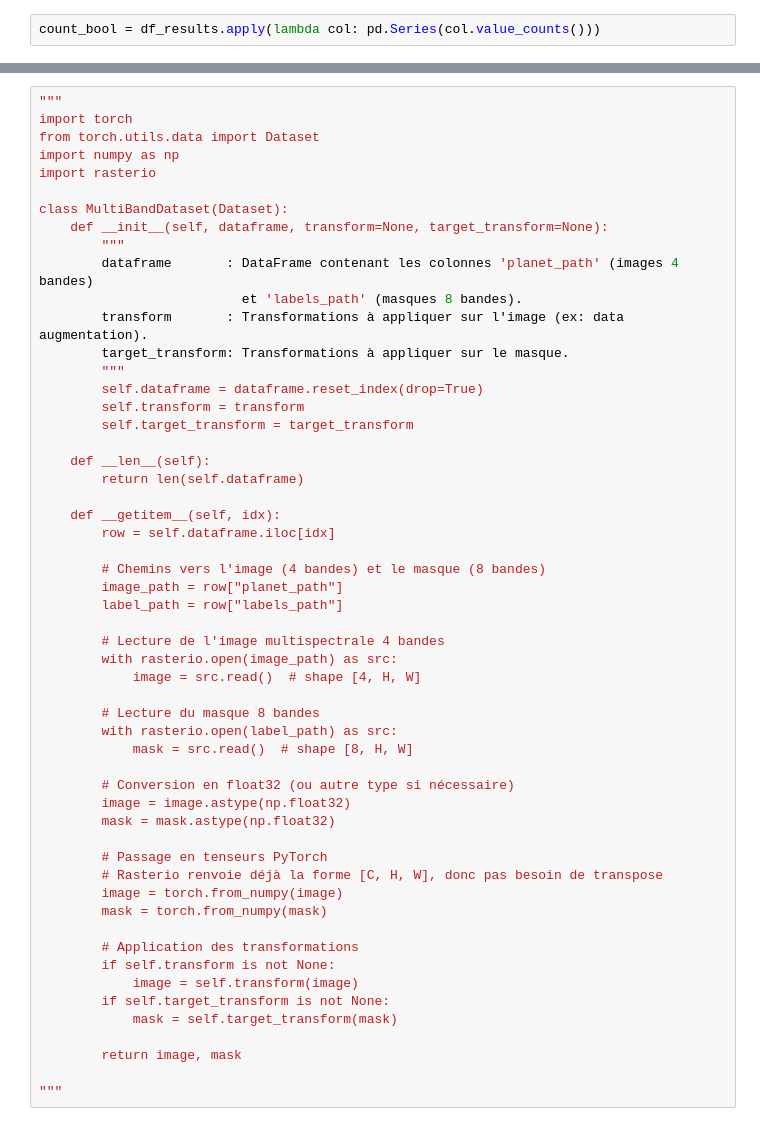
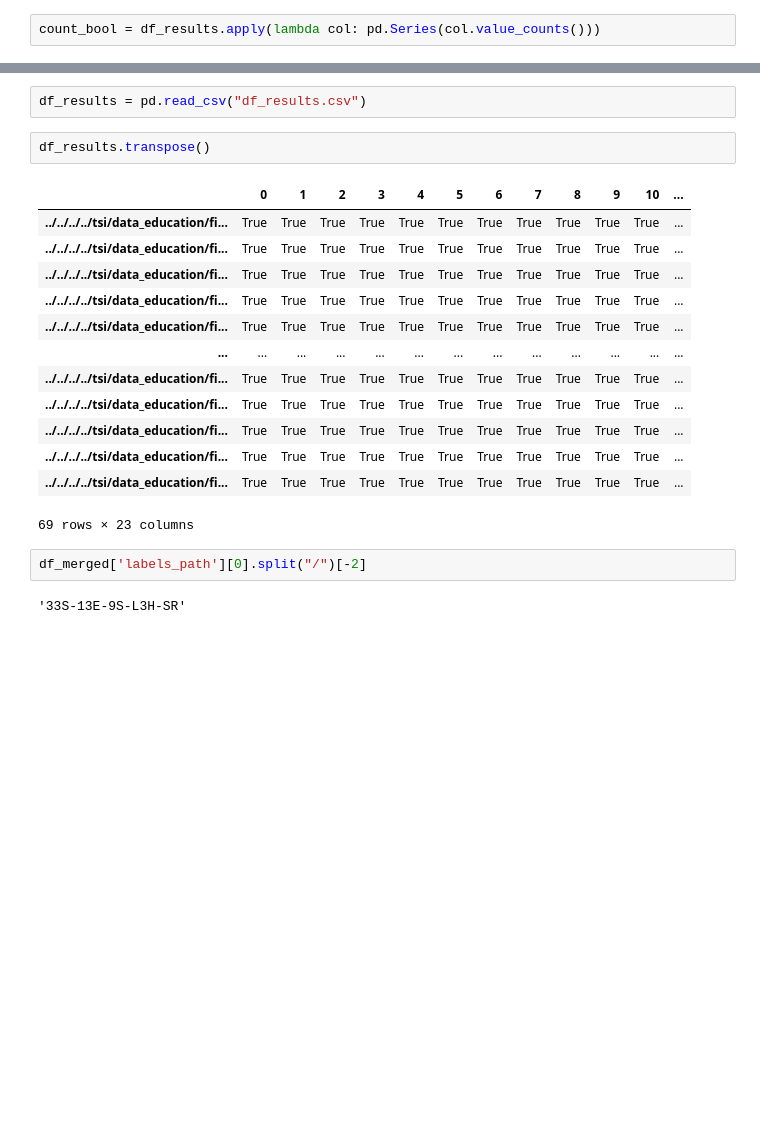
Before and after one commit to alexandreRocchiHenry/Computer_Vision_Projet, a Jupyter notebook: connection_bd.ipynb, the cells around one changed output, grey strips where cells are left out. Cells and saved outputs as stored; diff of their text form; blank space fills up the shorter version.

```diff
--- a/connection_bd.ipynb
+++ b/connection_bd.ipynb
@@ -366,58 +414,25 @@ count_bool
 |  | ../../../../tsi/data_education/fi... | ../../../../tsi/data_education/fi... | ../../../../tsi/data_education/fi... | ../../../../tsi/data_education/fi... | ... |
 | False | NaN | NaN | NaN | NaN | ... |
 | True | 23.0 | 23.0 | 23.0 | 23.0 | ... |
-# %%
-"""
-import torch
-from torch.utils.data import Dataset
-import numpy as np
-import rasterio
-
-class MultiBandDataset(Dataset):
-    def __init__(self, dataframe, transform=None, target_transform=None):
-        """
-        dataframe       : DataFrame contenant les colonnes 'planet_path' (images 4 bandes)
-                          et 'labels_path' (masques 8 bandes).
-        transform       : Transformations à appliquer sur l'image (ex: data augmentation).
-        target_transform: Transformations à appliquer sur le masque.
-        """
-        self.dataframe = dataframe.reset_index(drop=True)
-        self.transform = transform
-        self.target_transform = target_transform
-
-    def __len__(self):
-        return len(self.dataframe)
-
-    def __getitem__(self, idx):
-        row = self.dataframe.iloc[idx]
-
-        # Chemins vers l'image (4 bandes) et le masque (8 bandes)
-        image_path = row["planet_path"]
-        label_path = row["labels_path"]
-
-        # Lecture de l'image multispectrale 4 bandes
-        with rasterio.open(image_path) as src:
-            image = src.read()  # shape [4, H, W]
-
-        # Lecture du masque 8 bandes
-        with rasterio.open(label_path) as src:
-            mask = src.read()  # shape [8, H, W]
-
-        # Conversion en float32 (ou autre type si nécessaire)
-        image = image.astype(np.float32)
-        mask = mask.astype(np.float32)
-
-        # Passage en tenseurs PyTorch
-        # Rasterio renvoie déjà la forme [C, H, W], donc pas besoin de transpose
-        image = torch.from_numpy(image)
-        mask = torch.from_numpy(mask)
-
-        # Application des transformations
-        if self.transform is not None:
-            image = self.transform(image)
-        if self.target_transform is not None:
-            mask = self.target_transform(mask)
-
-        return image, mask
-
-"""
+# %%
+df_results = pd.read_csv("df_results.csv")
+# %%
+df_results.transpose()
+# %% [output]
+|  | 0 | 1 | 2 | 3 | 4 | 5 | 6 | 7 | 8 | 9 | 10 | ... |
+| ../../../../tsi/data_education/fi... | True | True | True | True | True | True | True | True | True | True | True | ... |
+| ../../../../tsi/data_education/fi... | True | True | True | True | True | True | True | True | True | True | True | ... |
+| ../../../../tsi/data_education/fi... | True | True | True | True | True | True | True | True | True | True | True | ... |
+| ../../../../tsi/data_education/fi... | True | True | True | True | True | True | True | True | True | True | True | ... |
+| ../../../../tsi/data_education/fi... | True | True | True | True | True | True | True | True | True | True | True | ... |
+| ... | ... | ... | ... | ... | ... | ... | ... | ... | ... | ... | ... | ... |
+| ../../../../tsi/data_education/fi... | True | True | True | True | True | True | True | True | True | True | True | ... |
+| ../../../../tsi/data_education/fi... | True | True | True | True | True | True | True | True | True | True | True | ... |
+| ../../../../tsi/data_education/fi... | True | True | True | True | True | True | True | True | True | True | True | ... |
+| ../../../../tsi/data_education/fi... | True | True | True | True | True | True | True | True | True | True | True | ... |
+| ../../../../tsi/data_education/fi... | True | True | True | True | True | True | True | True | True | True | True | ... |
+69 rows × 23 columns
+# %%
+df_merged['labels_path'][0].split("/")[-2]
+# %% [output]
+'33S-13E-9S-L3H-SR'
```
Also changed, not shown: parts of 11 cells of this notebook, 5 other files.
